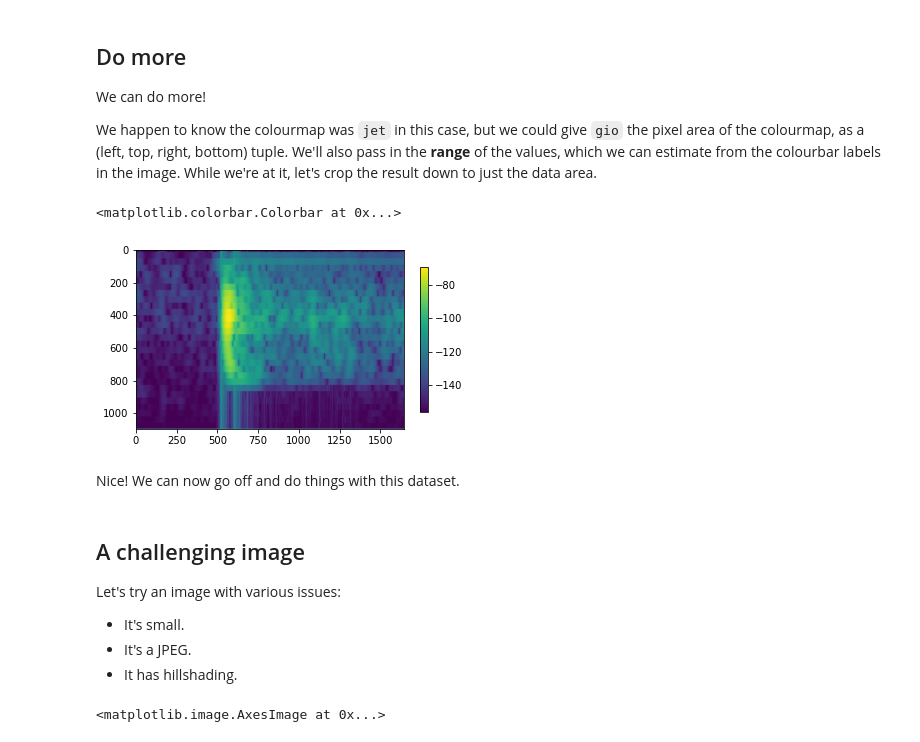
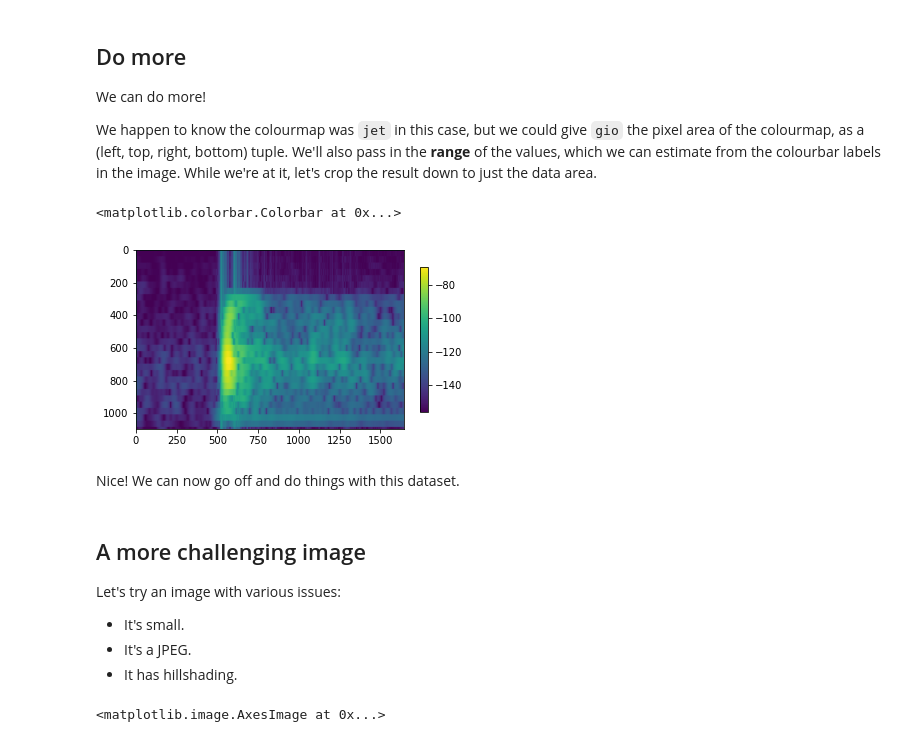
Before and after one commit to softwareunderground/gio, a Jupyter notebook: docs/userguide_src/Unmap_data_from_an_image.ipynb, the cells around one changed output. Cells and saved outputs as stored; diff of their text form; code cells hidden in the pictures.

Commit message:
using unmap lib, tests passing again

```diff
--- a/docs/userguide_src/Unmap_data_from_an_image.ipynb
+++ b/docs/userguide_src/Unmap_data_from_an_image.ipynb
@@ -78,20 +78,21 @@ We can do more!
 
 We happen to know the colourmap was `jet` in this case, but we could give `gio` the pixel area of the colourmap, as a (left, top, right, bottom) tuple. We'll also pass in the **range** of the values, which we can estimate from the colourbar labels in the image. While we're at it, let's crop the result down to just the data area.
 # %%
-cmap = (2035, 102, 2079, 1198)   # (left, top, right, bottom)
-crop = (312, 102, 1954, 1198)
+cmap = (2035, 102, 2079, 1198)       # (left, top, right, bottom)
+crop = (312, 102, 1954, 1198)        # (left, top, right, bottom)
+extent = (-0.01, 0.05, 200, 10_000)  # (left, right, bottom, top)
 vrange = (-156.2, -69.0)
-data = gio.unmap(img, cmap=cmap, crop=crop, vrange=vrange)
+data = gio.unmap_to_dataarray(img, cmap=cmap, crop=crop, extent=extent, vrange=vrange)
 
 plt.imshow(data)
 plt.colorbar(shrink=0.67)
 # %% [output]
 <matplotlib.colorbar.Colorbar at 0x...>
-[figure, old version]
+[figure, new version]
 # %% [markdown]
 Nice! We can now go off and do things with this dataset.
 # %% [markdown]
-## A challenging image
+## A more challenging image
 
 Let's try an image with various issues:
 
```
Also changed, not shown: parts of 2 cells of this notebook, 6 other files.
